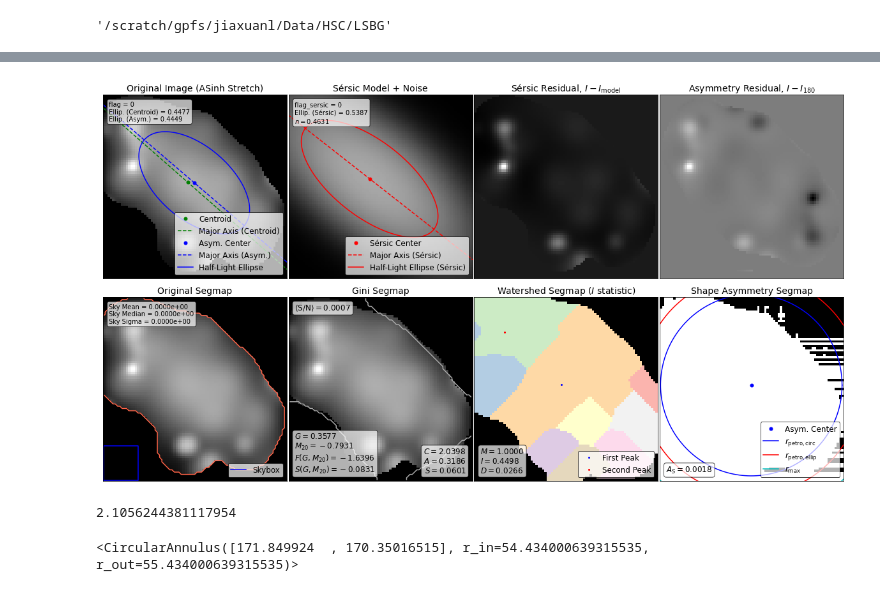
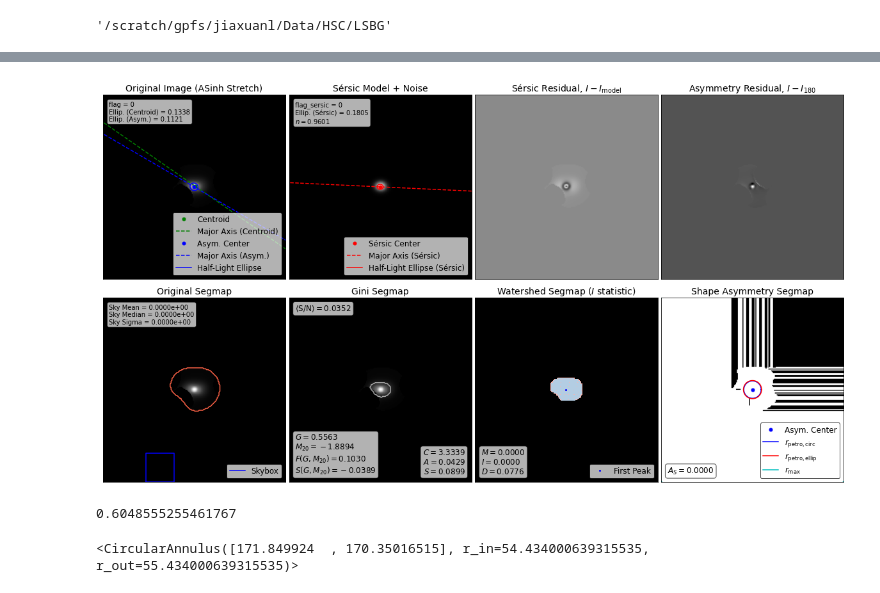
Before and after one commit to AstroJacobLi/kuaizi, a Jupyter notebook: diezi/scarlet_modeling/nsa_sample/NSA-structure-measure-detail.ipynb, the cells around one changed output, grey strips where cells are left out. Drawn from its saved outputs; the diff is of its cells as text; code cells hidden in the pictures.

```diff
--- a/diezi/scarlet_modeling/nsa_sample/NSA-structure-measure-detail.ipynb
+++ b/diezi/scarlet_modeling/nsa_sample/NSA-structure-measure-detail.ipynb
@@ -170,16 +179,16 @@ morph._slice_stamp
 # %%
 measurement, morph = kz.measure.makeMeasurement(blend.sources[0:1], #list(np.array(blend.sources)[info['sed_ind']]),
                                                 blend.observations[0],
                                                 aggr_mask=mask.astype(bool),
-                                                sigma=0.1,
+                                                sigma=1,
                                                 zeropoint=27.0, out_prefix=None,
                                                 show_fig=True, framealpha=0.7)
 # %% [output]
-[figure, old version]
+[figure, new version]
 # %%
-measurement['r20'] * 0.168
+measurement['r50'] * 0.168
 # %% [output]
-2.1056244381117954
+0.6048555255461767
 # %%
 ### Surface brightness
 # %%
```
Also changed, not shown: parts of 12 cells of this notebook, 28 other files.
